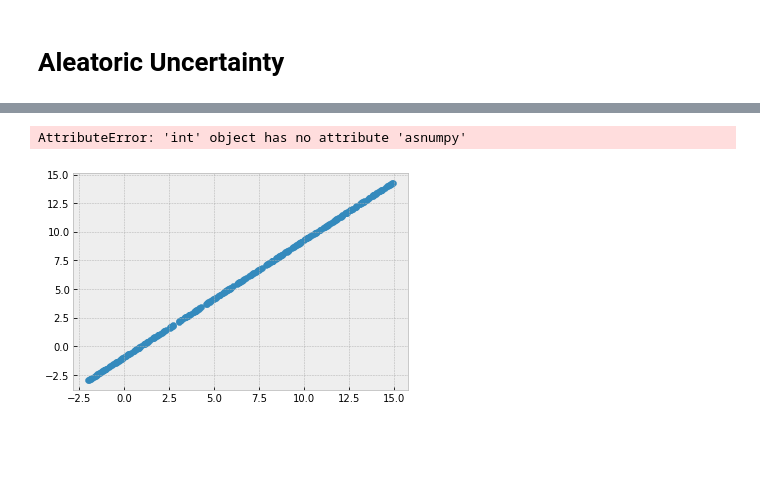
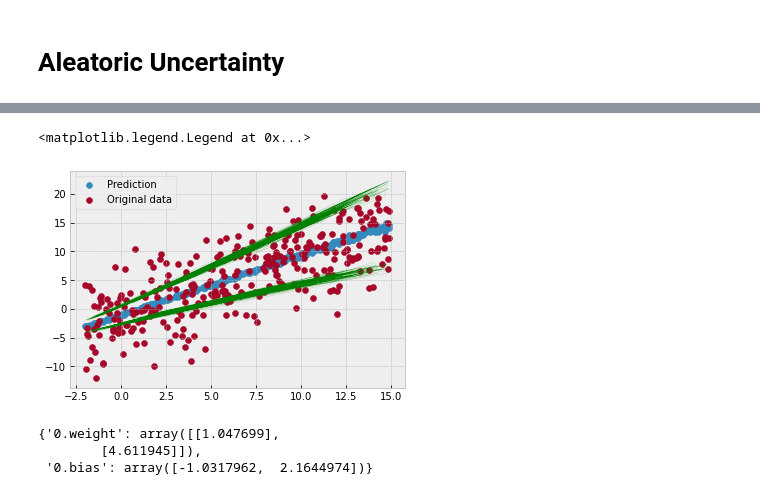
Before and after one commit to sherna90/mxprob, a Jupyter notebook: benchmarks/2.-linear-model.ipynb, the cells around one changed output, grey strips where cells are left out. Saved outputs shown, nothing was run; the diff lists cells and outputs as text; code cells hidden in the pictures; blank space fills up the shorter version.

Commit message:
linear model

```diff
--- a/benchmarks/2.-linear-model.ipynb
+++ b/benchmarks/2.-linear-model.ipynb
@@ -72,0 +70,6 @@ y_pred.stddev
+# %%
+train_sgd=True
+num_epochs=1000
+if train_sgd:
+    par,loss=inference.fit(epochs=num_epochs,batch_size=batch_size,
+                           data_loader=train_loader,chain_name='linear_map.h5',verbose=True)
@@ -86,2 +110,18 @@ y_pred.stddev
 # %% [markdown]
 # Aleatoric Uncertainty
+# %%
+import mxnet as mx
+from mxnet import nd, autograd, gluon,np
+from hamiltonian.inference.bbb import sgd
+from hamiltonian.models.linear import linear_aleatoric
+
+model_ctx=mx.cpu()
+hyper={'alpha':np.array(10.0, ctx=model_ctx)}
+model=linear_aleatoric(hyper,in_units=1,out_units=1,ctx=model_ctx)
+inference=sgd(model,step_size=0.0005,ctx=model_ctx)
+# %%
+train_sgd=True
+num_epochs=1000
+if train_sgd:
+    par,loss=inference.fit(epochs=num_epochs,batch_size=batch_size,
+                           data_loader=train_loader,chain_name='linear_aleatoric_map.h5',verbose=True)
@@ -88,9 +139,18 @@ y_pred.stddev
+# %%
+params={var:theta.data() for var,theta in  zip(par,par.values())}
+total_samples,total_labels,total_loglike=inference.predict(params,num_samples=100,data_loader=test_loader)
 # %%
-plt.scatter(X_test, y_pred.mean.asnumpy(), label = 'Prediction')
-plt.plot(X_test,y_pred.mean.asnumpy()+2*y_pred.scale.asnumpy(),'g')
-plt.plot(X_test,y_pred.mean.asnumpy()-2*y_pred.scale.asnumpy(),'g')
+plt.scatter(X_test_tensor, total_samples.mean(axis=0), label = 'Prediction')
+plt.plot(X_test_tensor,total_samples.mean(axis=0)+2*total_samples.std(axis=0),'g',linewidth=0.1)
+plt.plot(X_test_tensor,total_samples.mean(axis=0)-2*total_samples.std(axis=0),'g',linewidth=0.1)
 plt.scatter(X_test, y_test, label = 'Original data')
 plt.legend()
 # %% [output]
-AttributeError: 'int' object has no attribute 'asnumpy'
+<matplotlib.legend.Legend at 0x...>
-[figure, old version]
+[figure, new version]
+# %%
+params
+# %% [output]
+{'0.weight': array([[1.047699],
+        [4.611945]]),
+ '0.bias': array([-1.0317962,  2.1644974])}
```
Also changed, not shown: parts of 18 cells of this notebook, 4 other files.
